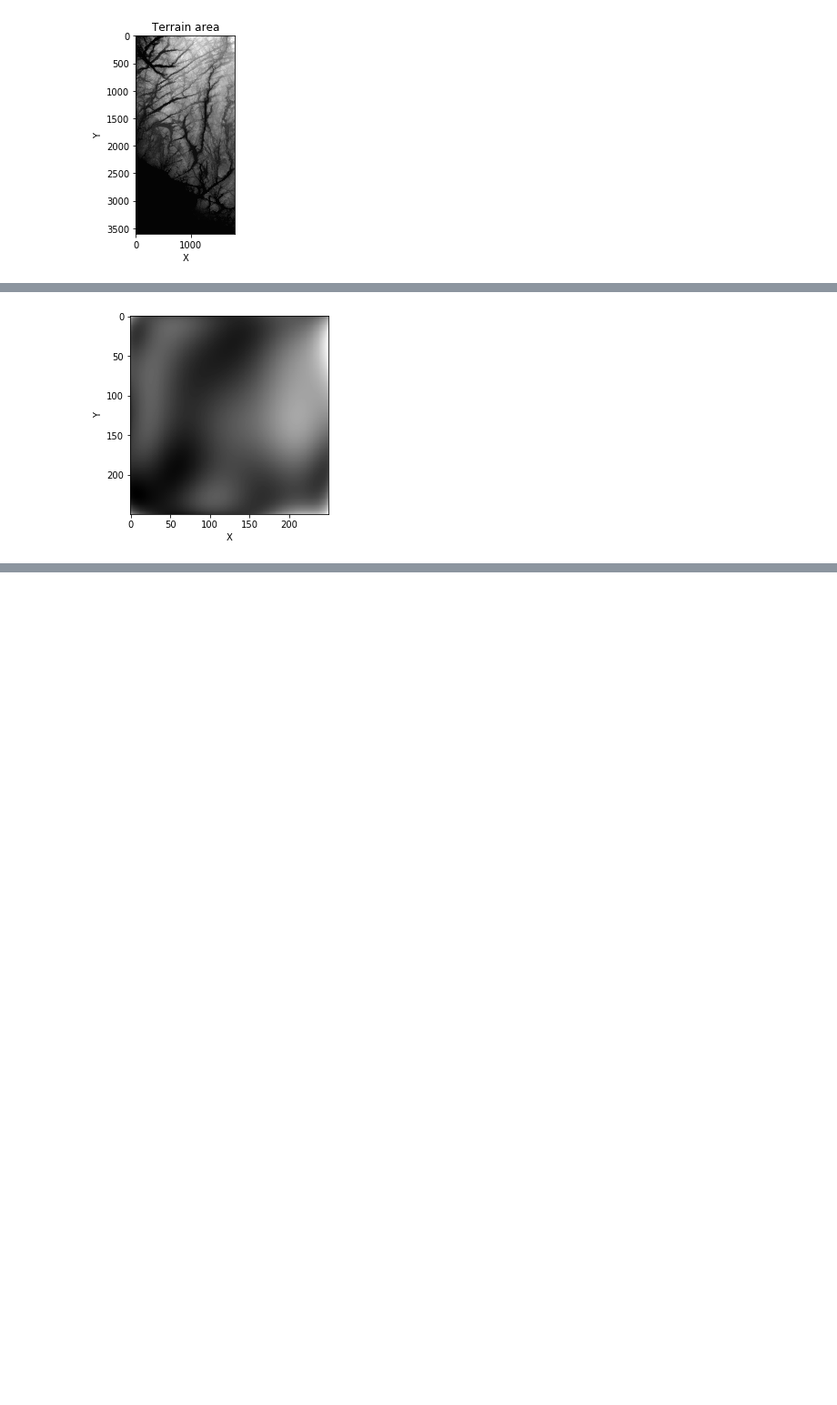
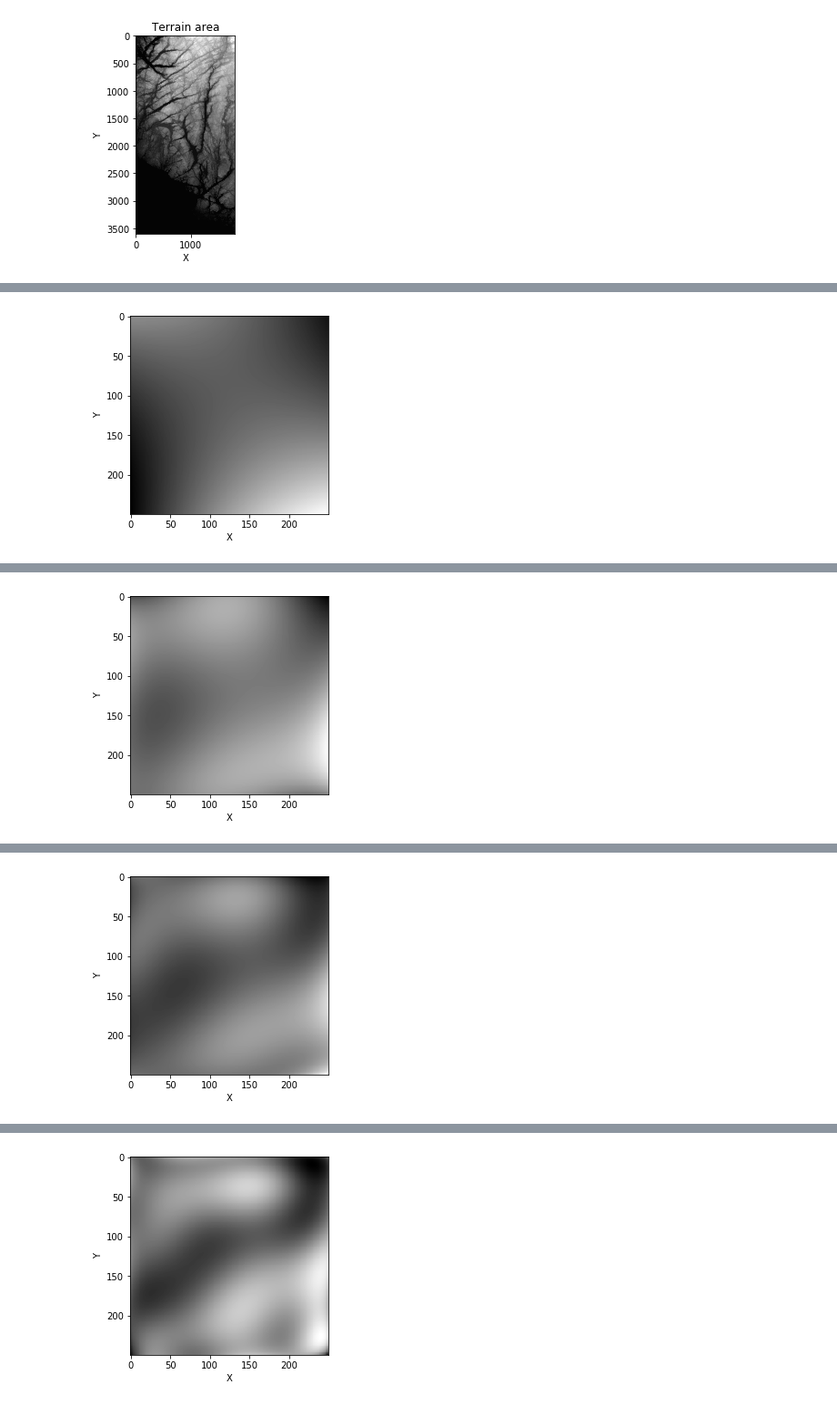
Before and after one commit to Liang521Bo/FYS3150-4150, a Jupyter notebook: Project 1/trashcode/Project 1 Liang Jia 6.ipynb, the cells around one changed output, grey strips where cells are left out. Shown at 91% size. Drawn from its saved outputs; the diff is of its cells as text; code cells hidden in the pictures; blank space fills up the shorter version.

```diff
--- a/Project 1/trashcode/Project 1 Liang Jia 6.ipynb
+++ b/Project 1/trashcode/Project 1 Liang Jia 6.ipynb
@@ -146,10 +165,9 @@ plt.show()
 [figure]
 # %%
 # Choose a smaller part of the data set
-terrain = terrain1[1500:1750, 0:250]
+terrain = terrain1[500:750, 0:250]
 # Show the terrain
 plt.figure()
-plt.title('Terrain area')
 plt.imshow(terrain, cmap='gray')
 plt.xlabel('X')
 plt.ylabel('Y')
@@ -177,15 +195,3 @@ for i in range(0, num_rows):
 xt = X[:,0, np.newaxis]
 yt = X[:,1, np.newaxis]
 zt = X[:,2, np.newaxis]
-# %%
-# Try the OLS-method with degree=d
-d = 8
-beta = ols(xt, yt, zt, degree=d)
-
-M_ = np.c_[xt, yt]
-poly = PolynomialFeatures(d)
-M = poly.fit_transform(M_)
-z_predict = M.dot(beta)
-
-T = np.zeros([num_rows, num_cols])
-index = 0
@@ -205,24 +198,41 @@ plt.show()
 # %%
-# Try the OLS-method with degree=d
-d = 9
-beta = ols(xt, yt, zt, degree=d)
+degree = [2, 4, 6, 8]
 
-M_ = np.c_[xt, yt]
-poly = PolynomialFeatures(d)
-M = poly.fit_transform(M_)
-z_predict = M.dot(beta)
+for d in degree:
+    beta = ols(xt, yt, zt, degree=d)
 
-T = np.zeros([num_rows, num_cols])
-index = 0
-# create matrix for imshow
-for i in range(0, num_rows):
-    for j in range(0, num_cols):
-        T[i, j] = (z_predict[index])
-        index += 1
-plt.figure()
-plt.imshow(T, cmap='gray')
-plt.xlabel('X')
-plt.ylabel('Y')
-plt.show()
+    M_ = np.c_[xt, yt]
+    poly = PolynomialFeatures(d)
+    M = poly.fit_transform(M_)
+    z_predict = M.dot(beta)
+
+
+    T = np.zeros([num_rows, num_cols])
+    index = 0
+    # create matrix for imshow
+    for i in range(0, num_rows):
+        for j in range(0, num_cols):
+            T[i, j] = (z_predict[index])
+            index += 1
+    plt.figure()
+    plt.imshow(T, cmap='gray')
+    plt.xlabel('X')
+    plt.ylabel('Y')
+    plt.show()
+
+
+    z_test = np.zeros(zt.shape[0])
+    for i in range(zt.shape[0]):
+        z_test[i] = zt[i][0]
+
+    beta_test = np.zeros(beta.shape[0])
+    for i in range(beta.shape[0]):
+        beta_test[i] = zt[i][0]
+
+
+    conf1, conf2 = betaCI_OLS(z_test, beta_test, M)
+    #print(conf2.shape)
+    for i in range(len(conf1)):
+        print('Beta {0}: {1:5f} & [{2:5f}, {3:5f}] \n'.format(i, beta_test[i], conf1[i], conf2[i]))
 # %% [output]
-[figure, old version]
+[figure, new version]
@@ -228,0 +250 @@ plt.show()
+[figure, added]
@@ -228,0 +268 @@ plt.show()
+[figure, added]
@@ -228,0 +286 @@ plt.show()
+[figure, added]
```
Also changed, not shown: parts of 16 cells of this notebook, 25 other files.
